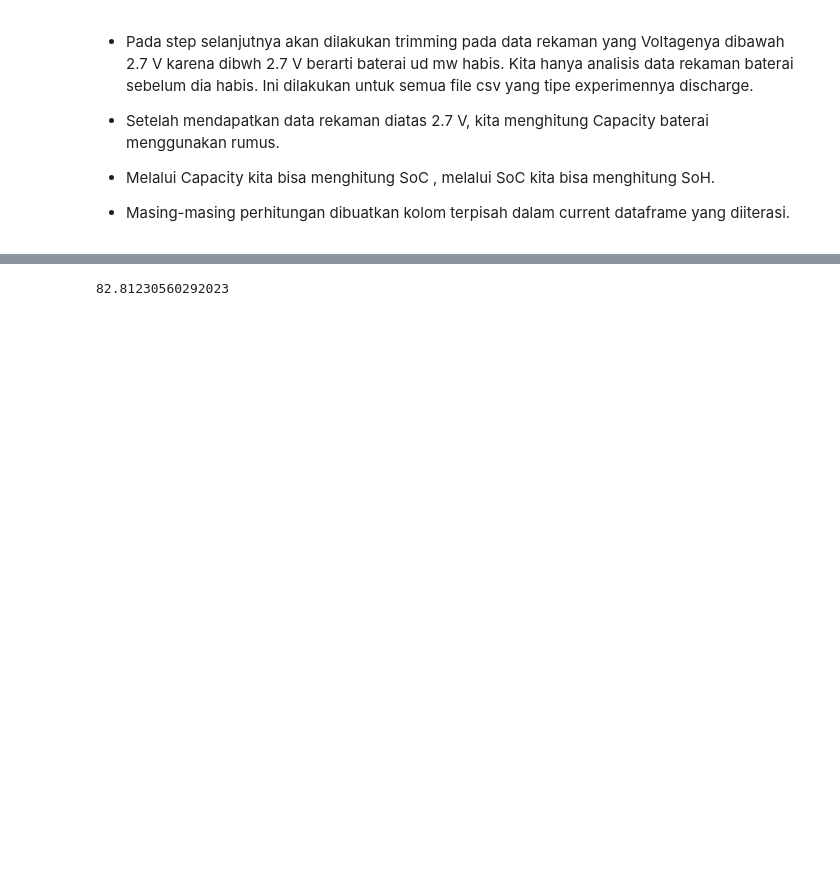
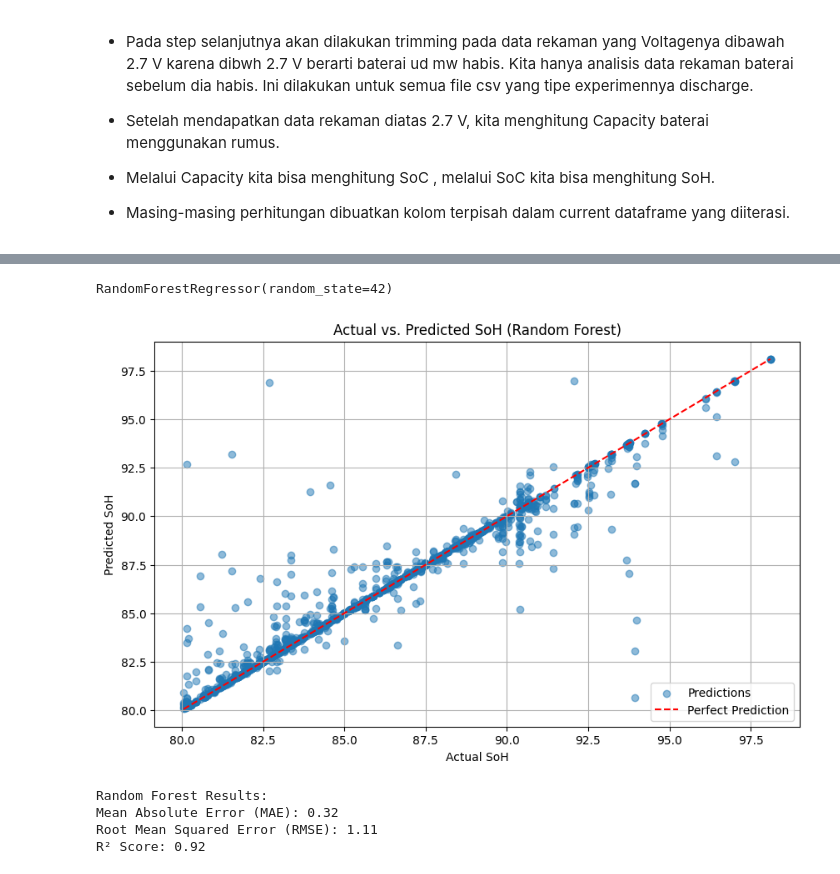
Before and after one commit to NandoG1/Comparative-Analysis-of-Machine-Learning-Models-for-Estimating-Li-ion-Batteries-State-of-Health, a Jupyter notebook: code.ipynb, the cells around one changed output, grey strips where cells are left out. Drawn from its saved outputs; the diff is of its cells as text; code cells hidden in the pictures; blank space fills up the shorter version.

Commit message:
#feat results

```diff
--- a/code.ipynb
+++ b/code.ipynb
@@ -7,3 +8,5 @@ import matplotlib.pyplot as plt
+# %%
+scaler = StandardScaler()
 # %% [markdown]
 # EDA
 # %% [markdown]
@@ -276,4 +295,67 @@ huh.head()
 # %%
-huh['SoH'][len(huh)-1]
+from sklearn.ensemble import RandomForestRegressor
+from sklearn.model_selection import train_test_split
+
+
+
+X = full_dataset[[
+    'Voltage_measured',
+    'Current_measured',
+    'Temperature_measured',
+    'SoC',
+    'cycle_number'
+]]
+y = full_dataset['SoH']
+
+
+
+# Split data into training and testing sets
+X_train, X_test, y_train, y_test = train_test_split(X, y, test_size=0.2, random_state=42)
+
+X_train = scaler.fit_transform(X_train)
+X_test = scaler.transform(X_test)
+
+
+
+# Train the model
+model = RandomForestRegressor(n_estimators=100, random_state=42)
+model.fit(X_train, y_train)
 # %% [output]
-82.81230560292023
+RandomForestRegressor(random_state=42)
+# %%
+from sklearn.metrics import mean_absolute_error, mean_squared_error, r2_score
+import matplotlib.pyplot as plt
+
+# Predict on the test set
+y_pred = model.predict(X_test)
+
+# Evaluate the model
+mae = mean_absolute_error(y_test, y_pred)
+rmse = np.sqrt(mean_squared_error(y_test, y_pred))
+r2 = r2_score(y_test, y_pred)
+
+# Visualize predictions
+plt.figure(figsize=(10, 6))
+plt.scatter(y_test, y_pred, alpha=0.5, label='Predictions')
+plt.plot([min(y_test), max(y_test)], [min(y_test), max(y_test)],
+         color='red', linestyle='--', label='Perfect Prediction')
+plt.xlabel('Actual SoH')
+plt.ylabel('Predicted SoH')
+plt.title('Actual vs. Predicted SoH (Random Forest)')
+plt.legend()
+plt.grid(True)
+plt.show()
+
+# Print metrics
+# print(y_test)
+# print(y_pred)
+print(f"Random Forest Results:")
+print(f"Mean Absolute Error (MAE): {mae:.2f}")
+print(f"Root Mean Squared Error (RMSE): {rmse:.2f}")
+print(f"R² Score: {r2:.2f}")
+# %% [output]
+[figure, added]
+Random Forest Results:
+Mean Absolute Error (MAE): 0.32
+Root Mean Squared Error (RMSE): 1.11
+R² Score: 0.92
```
Also changed, not shown: parts of 13 cells of this notebook.
